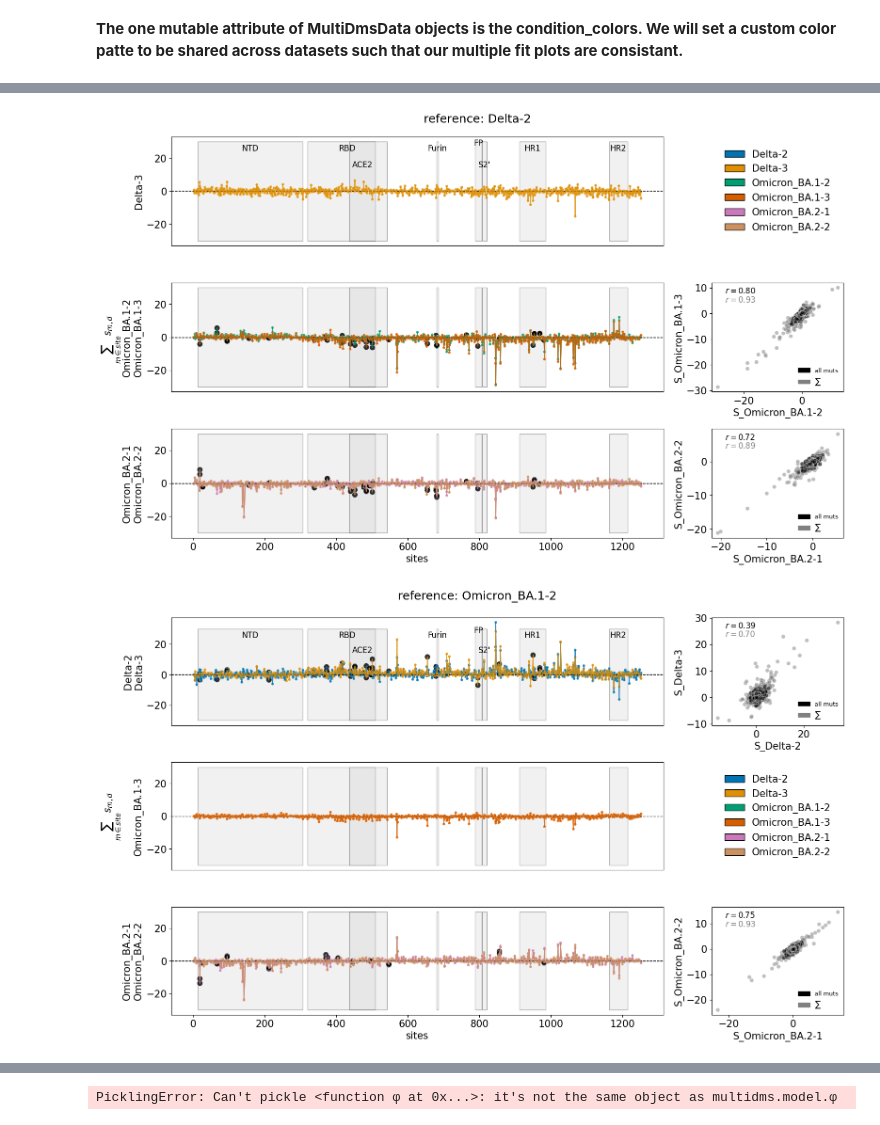
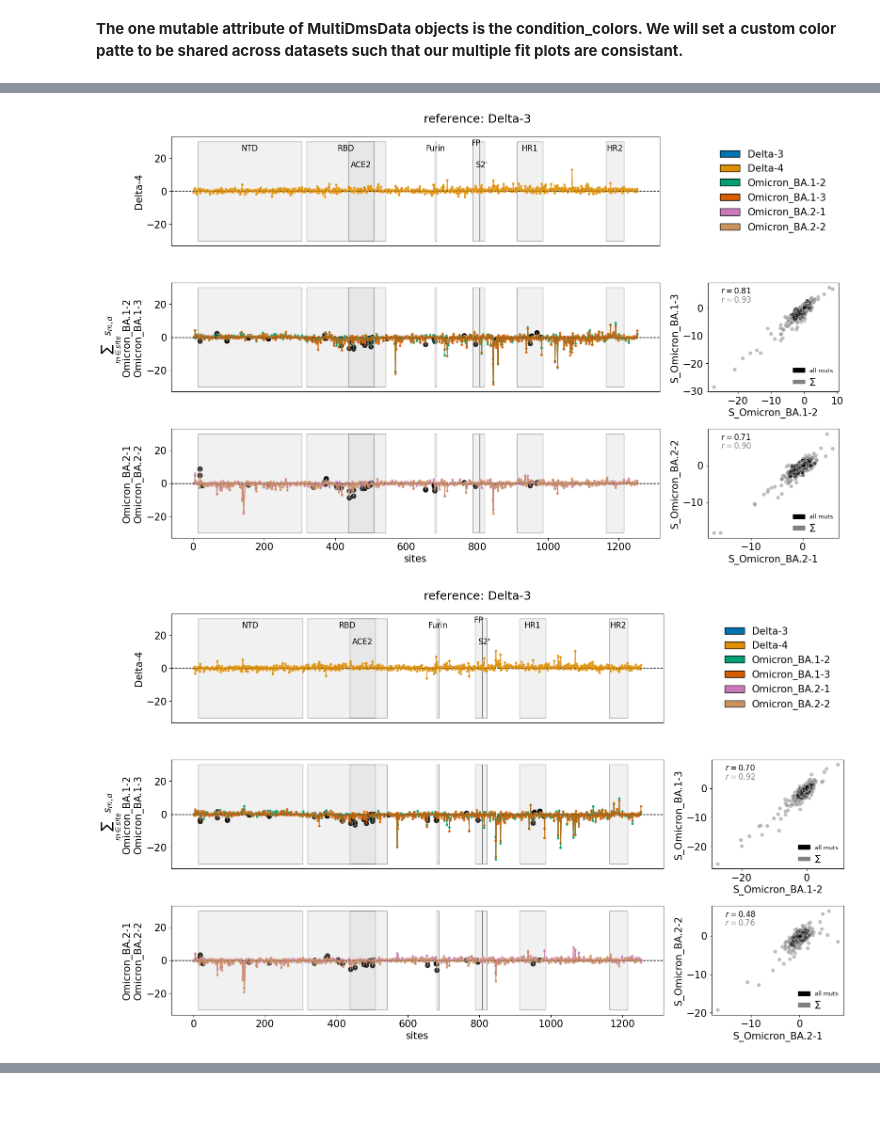
Before and after one commit to matsengrp/multidms, a Jupyter notebook: notebooks/11-08-2022-Delta-BA1-BA2-analysis.ipynb, the cells around one changed output, grey strips where cells are left out. Saved outputs shown, nothing was run; the diff lists cells and outputs as text; code cells hidden in the pictures.

```diff
--- a/notebooks/11-08-2022-Delta-BA1-BA2-analysis.ipynb
+++ b/notebooks/11-08-2022-Delta-BA1-BA2-analysis.ipynb
@@ -118,12 +114,12 @@ func_score_data_sub
 # %%
 func_score_df = pd.DataFrame()
-for idx, row in tqdm(func_score_data.iterrows(), total=len(func_score_data_sub)):
+for idx, row in tqdm(func_score_data_sub.iterrows(), total=len(func_score_data_sub)):
     df = row.func_sel_scores_df.assign(homolog=row.homolog)
     df = df.assign(library = row.library)
     df = df.assign(replicate = row.replicate)
     exp_func_score_df = df.assign(condition=row.condition)
     func_score_df = pd.concat([func_score_df, exp_func_score_df])
-func_score_df.rename({"aa_substitutions_reference":"aa_substitutions"}, axis=1, inplace=True)
+func_score_df = func_score_df.rename({"aa_substitutions_reference":"aa_substitutions"}, axis=1).reset_index(drop=True)
 func_score_df.head()
 # %% [output]
 |  | library | pre_sample | post_sample | barcode | func_score | func_score_var | pre_count | post_count | ... |
@@ -172,3 +193,5 @@ if prep_params['scale_counts']:
+# %%
+func_score_df = func_score_df[['func_score', 'aa_substitutions', 'condition']].copy()
 # %% [markdown]
 **Optionally, clip the target functional scores**
 # %%
@@ -229,7 +262,7 @@ datasets
 **Next, we iterate through datasets and model definitions of interest and (1) initialize a model object with the respective dataset (2) fit that data to a model with some given hyperparameters and (3) save the models in a dataframe for comparison and plotting.**
 # %%
 for dataset in datasets.index:
-    for ge_func in ["sigmoid", "softplus", "identity"]:
+    for ge_func in ["identity"]: #, "softplus", "identity"]:
         for output_act in ["softplus"]:
 
             imodel = multidms.MultiDmsModel(
@@ -240,9 +273,9 @@ for dataset in datasets.index:
             )
 
             start = time.time()
-            imodel.fit(lasso_shift=1e-5, maxiter=5000, tol=1e-6)
+            imodel.fit(lasso_shift=0, maxiter=5000, tol=1e-6)
             end = time.time()
-            print(f"{ge_func},{output_act} done. fitting time = {round(end - start), 2} seconds")
+            print(f"{ge_func},{output_act} done. fitting time = {round(end - start)} seconds")
 
             models["ge_func"].append(ge_func)
             models["output_act"].append(output_act)
@@ -253,0 +298,10 @@ models_df.tail(20)
+# %%
+for m in [4,6]:
+    model = models_df.loc[m, "model"]
+
+    fig, ax = plt.subplots(1,2, figsize=[10, 5])
+    shifts = [p for p in model.params.keys() if p.startswith("S")]
+    # shifts
+    model.plot_param_hist('S_Omicron_BA.1-2', ax=ax[0], show=False)
+    model.plot_param_hist('β', ax=ax[1], show=False)
+    plt.show()
@@ -399,7 +490,7 @@ def max_abs(x):
 plt.rcParams.update({'font.size': 15})
 
 #         aceX
-for model in [0, 3, 6]:
+for model in [0, 1, 2]:
     fig = plt.figure(constrained_layout=True, figsize=(16,10))
     axd = fig.subplot_mosaic(
         """
@@ -439,7 +530,7 @@ for model in [0, 3, 6]:
 #     moi.plot_pred_accuracy(show=False, legend=False, alpha=0.05, ax=axd["e"], annotate_corr=False)
 
     facet_groups = {
-        ("b", "g") : ("Delta-2", "Delta-3"),
+        ("b", "g") : ("Delta-3", "Delta-4"),
         ("d", "h") : ("Omicron_BA.1-2", "Omicron_BA.1-3"),
         ("f", "i") : ("Omicron_BA.2-1", "Omicron_BA.2-2")
     }
@@ -570,32 +661,32 @@ for model in [0, 3, 6]:
                     loc="center",
                     frameon=False
             )
 
     for pr, data in protein_regions.items():
 
         start = data[0]
         end = data[1] + 1
         width = end - start
         middle = start + (width//2)
 
         anno = f"{pr}" #": \n{start}-{end}"
         ycoord = 26
         if pr in ["ACE2", "S2'"]:
             ycoord = 16
         if pr in ["FP"]:
             ycoord = 29
 
         axd["b"].text(middle, ycoord, anno, va="center", ha="center", size=12, rotation=0)
 
     axd["b"].get_xaxis().set_visible(False)
     axd["d"].get_xaxis().set_visible(False)
 
 
     fig.text(0.00, 0.5, "$\sum_{m \in site}s_{m,d}$", va='center', rotation='vertical')
     plt.tight_layout()
     plt.show()
 
     fig.savefig(f"shifts_reference_{moi.data.reference}.png")
 # %% [output]
-[figure, old version]
+[figure, new version]
-[figure, old version]
+[figure, new version]
@@ -603,9 +694,7 @@ for model in [0, 3, 6]:
 # %%
-import pickle
-moi = models_df.loc[0, "model"]
-pickle.dump(moi, open("delta-6c-sigmoid.pkl", "wb"))
+# import pickle
+# moi = models_df.loc[0, "model"]
+# pickle.dump(moi, open("delta-6c-sigmoid.pkl", "wb"))
-# %% [output]
-PicklingError: Can't pickle <function φ at 0x...>: it's not the same object as multidms.model.φ
 # %%
 plt.rcParams.update({'font.size': 14})
 fig = plt.figure(constrained_layout=True, figsize=(14,8))
```
Also changed, not shown: parts of 27 cells of this notebook, 5 other files.
